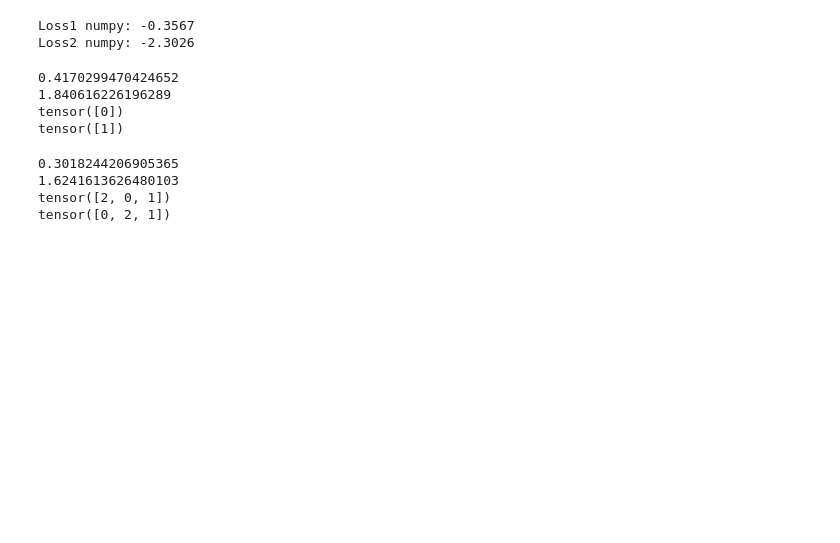
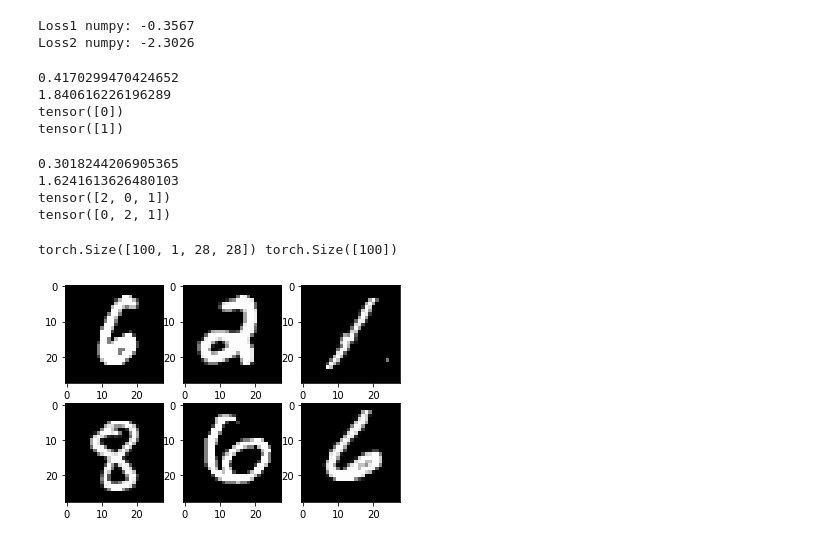
Before and after one commit to agarwalsourabh55/Deep-learning, a Jupyter notebook: Deep_Learning.ipynb, the cells around one changed output. Drawn from its saved outputs; the diff is of its cells as text; code cells hidden in the pictures; blank space fills up the shorter version.

```diff
--- a/Deep_Learning.ipynb
+++ b/Deep_Learning.ipynb
@@ -1063,0 +1165,12 @@ criterion = nn.BCELoss() ### it applies Softmax
+# %%
+print(samples.shape,labels.shape)
+# %% [output]
+torch.Size([100, 1, 28, 28]) torch.Size([100])
+# %%
+for i in range(6):
+  plt.subplot(2,3,i+1)
+  plt.imshow(samples[i][0], cmap = 'gray')
+
+plt.show()
+# %% [output]
+[figure, added]
```
Also changed, not shown: parts of 3 cells of this notebook.
